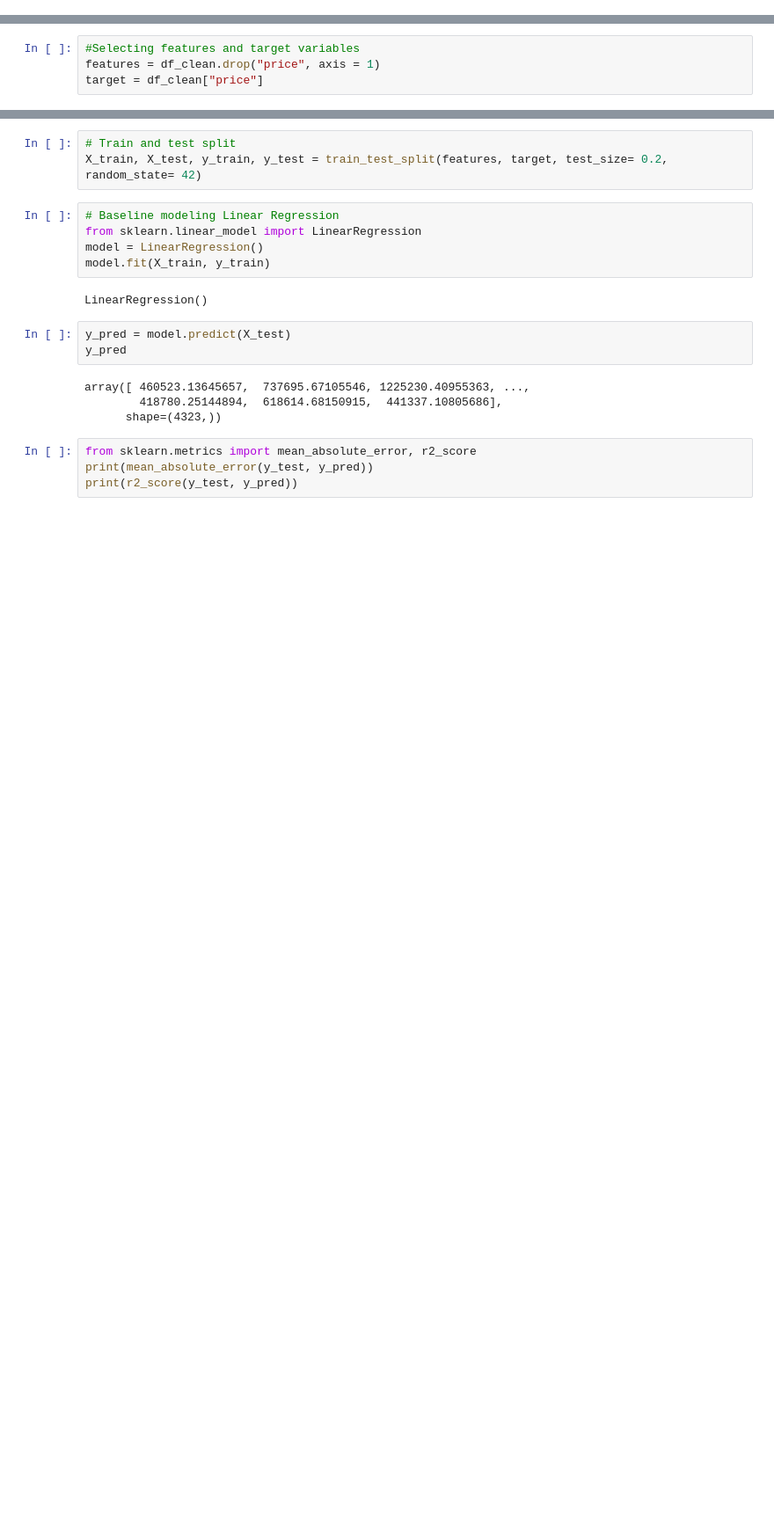
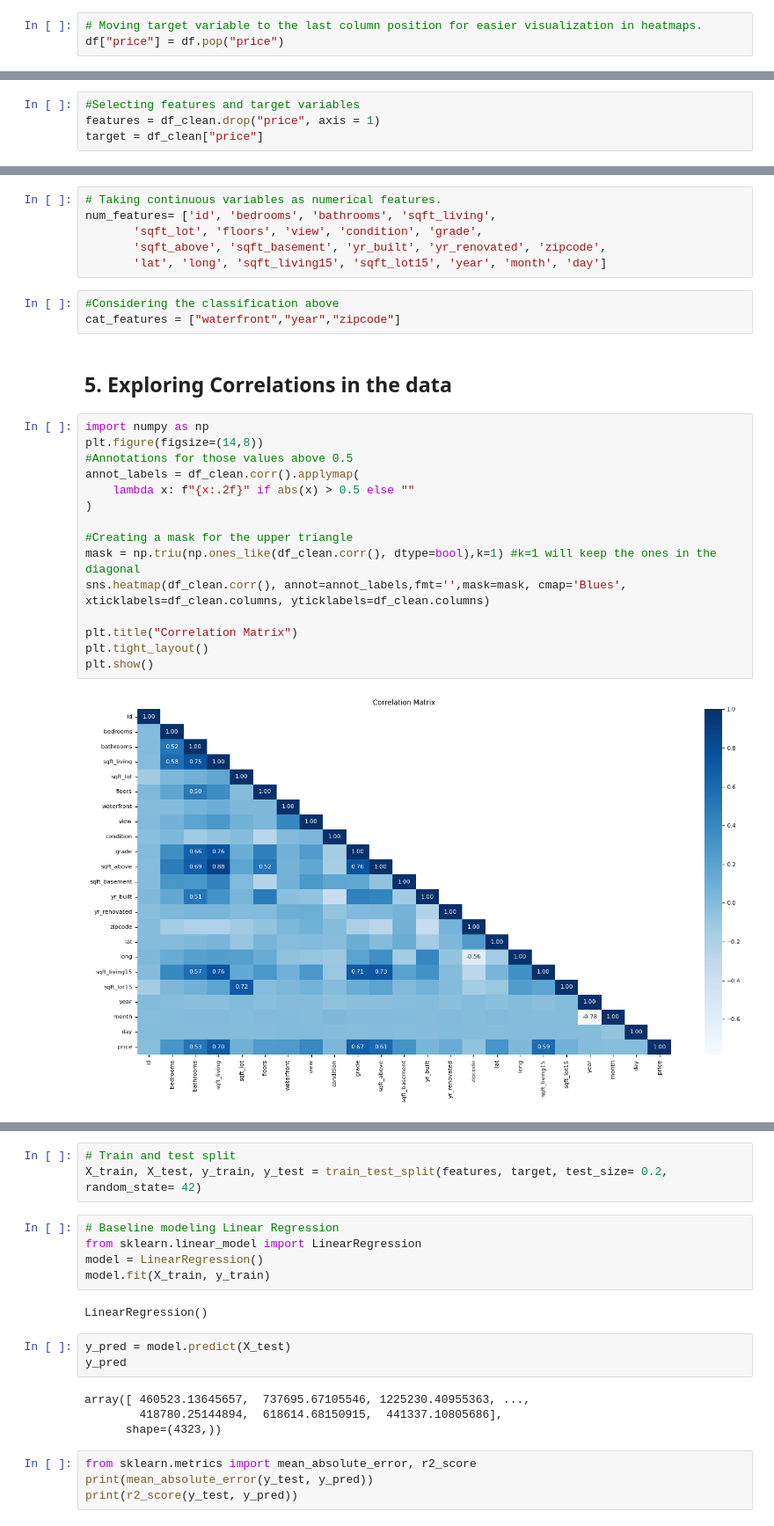
Before and after one commit to Jan-Sael/ML_House_Data, a Jupyter notebook: notebooks/01_eda_and_baseline.ipynb, the cells around one changed output, grey strips where cells are left out. Shown at 88% size. Drawn from its saved outputs; the diff is of its cells as text; blank space fills up the shorter version.

```diff
--- a/notebooks/01_eda_and_baseline.ipynb
+++ b/notebooks/01_eda_and_baseline.ipynb
@@ -140,0 +174,3 @@ df_clean
+# %%
+# Moving target variable to the last column position for easier visualization in heatmaps.
+df["price"] = df.pop("price")
@@ -144,0 +213,28 @@ target = df_clean["price"]
+# %%
+# Taking continuous variables as numerical features.
+num_features= ['id', 'bedrooms', 'bathrooms', 'sqft_living',
+       'sqft_lot', 'floors', 'view', 'condition', 'grade',
+       'sqft_above', 'sqft_basement', 'yr_built', 'yr_renovated', 'zipcode',
+       'lat', 'long', 'sqft_living15', 'sqft_lot15', 'year', 'month', 'day']
+# %%
+#Considering the classification above
+cat_features = ["waterfront","year","zipcode"]
+# %% [markdown]
+## 5. Exploring Correlations in the data
+# %%
+import numpy as np
+plt.figure(figsize=(14,8))
+#Annotations for those values above 0.5
+annot_labels = df_clean.corr().applymap(
+    lambda x: f"{x:.2f}" if abs(x) > 0.5 else ""
+)
+
+#Creating a mask for the upper triangle
+mask = np.triu(np.ones_like(df_clean.corr(), dtype=bool),k=1) #k=1 will keep the ones in the diagonal
+sns.heatmap(df_clean.corr(), annot=annot_labels,fmt='',mask=mask, cmap='Blues', xticklabels=df_clean.columns, yticklabels=df_clean.columns)
+
+plt.title("Correlation Matrix")
+plt.tight_layout()
+plt.show()
+# %% [output]
+[figure, added]
```
Also changed, not shown: parts of 62 cells of this notebook.
